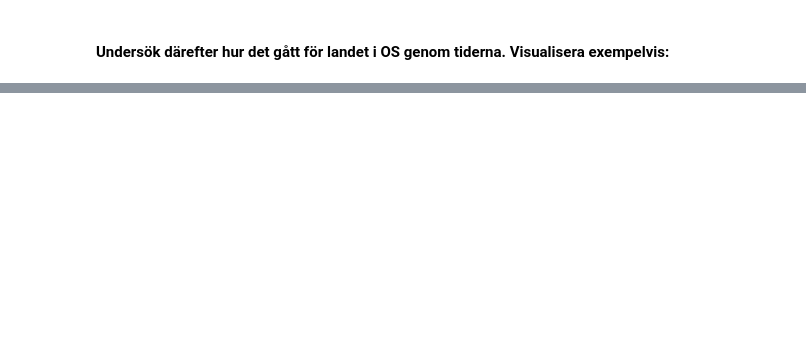
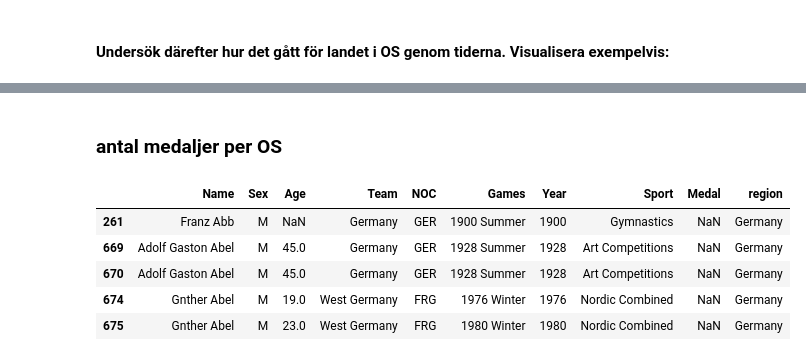
Before and after one commit to wlinds/ITHS-Projekt-OS, a Jupyter notebook: Project/Uppgift 1.ipynb, the cells around one changed output, grey strips where cells are left out. Cells and saved outputs as stored; diff of their text form; code cells hidden in the pictures; blank space fills up the shorter version.

```diff
--- a/Project/Uppgift 1.ipynb
+++ b/Project/Uppgift 1.ipynb
@@ -92,0 +158,11 @@ df_germany
+# %% [markdown]
+### antal medaljer per OS
+# %%
+df_germany.head()
+# %% [output]
+|  | Name | Sex | Age | Team | NOC | Games | Year | Sport | Medal | region |
+| 261 | Franz Abb | M | NaN | Germany | GER | 1900 Summer | 1900 | Gymnastics | NaN | Germany |
+| 669 | Adolf Gaston Abel | M | 45.0 | Germany | GER | 1928 Summer | 1928 | Art Competitions | NaN | Germany |
+| 670 | Adolf Gaston Abel | M | 45.0 | Germany | GER | 1928 Summer | 1928 | Art Competitions | NaN | Germany |
+| 674 | Gnther Abel | M | 19.0 | West Germany | FRG | 1976 Winter | 1976 | Nordic Combined | NaN | Germany |
+| 675 | Gnther Abel | M | 23.0 | West Germany | FRG | 1980 Winter | 1980 | Nordic Combined | NaN | Germany |
```
Also changed, not shown: parts of 12 cells of this notebook, 4 other files.
